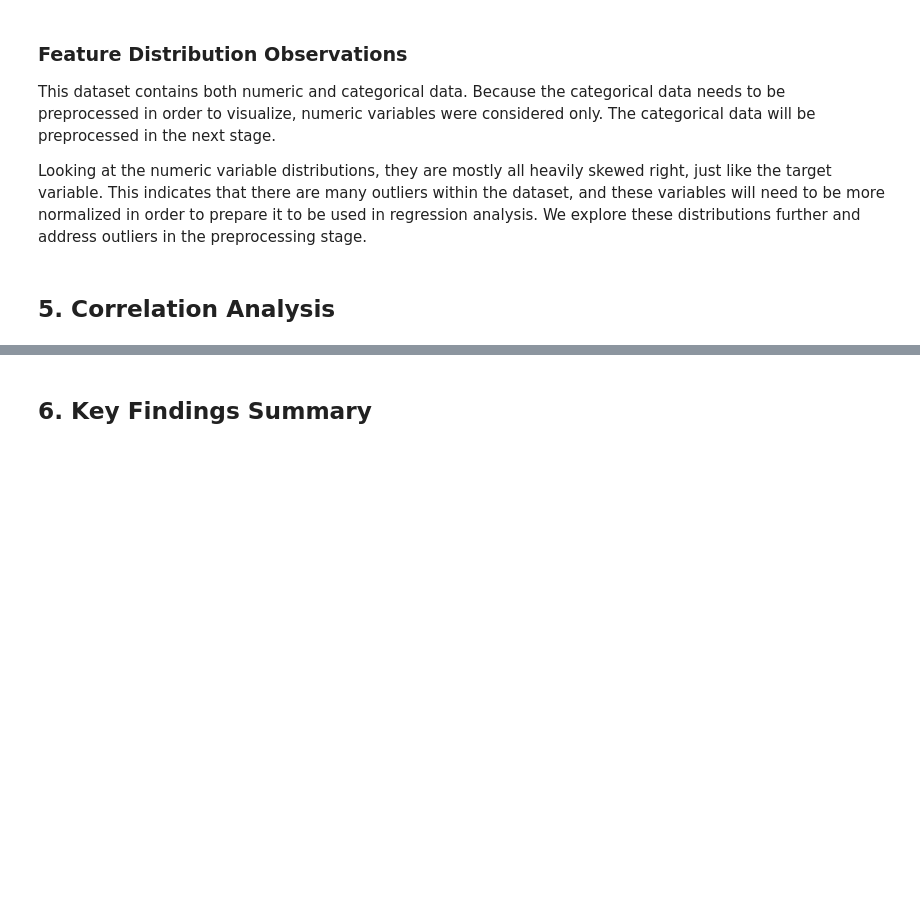
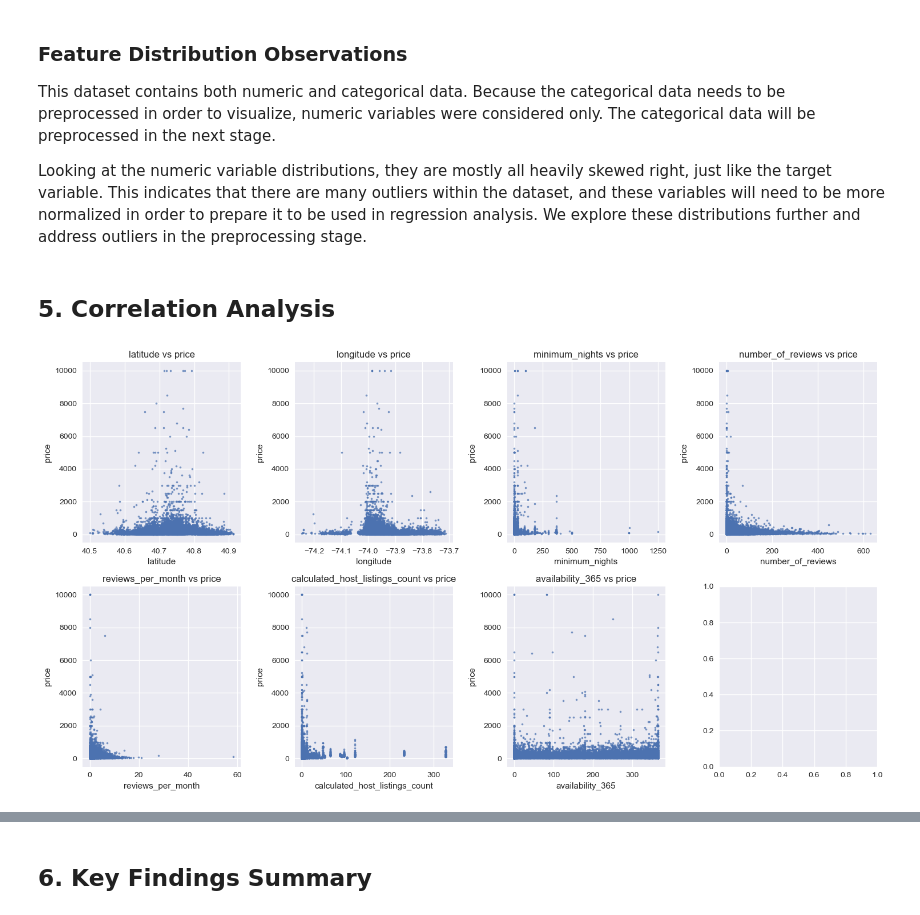
Before and after one commit to MTSU-DATA4950-Capstone-Spring2026/Team7-R1_AirbnbPricing, a Jupyter notebook: notebooks/01_eda_team7.ipynb, the cells around one changed output, grey strips where cells are left out. Cells and saved outputs as stored; diff of their text form; code cells hidden in the pictures; blank space fills up the shorter version.

```diff
--- a/notebooks/01_eda_team7.ipynb
+++ b/notebooks/01_eda_team7.ipynb
@@ -218,3 +256,23 @@ Looking at the numeric variable distributions, they are mostly all heavily skewe
 # %% [markdown]
 
 ## 5. Correlation Analysis
+# %%
+features = ['latitude','longitude','minimum_nights','number_of_reviews',
+                        'reviews_per_month','calculated_host_listings_count','availability_365']
+
+# Scatter Plots (Features vs Target)
+fig,axes = plt.subplots(2,4,figsize=(15,8))
+axes = axes.flatten()
+
+for i,feature in enumerate(features):
+
+    axes[i].scatter(df[feature],df['price'], s=5, alpha=0.7)
+    axes[i].set_title(f'{feature} vs price')
+    axes[i].set_xlabel(feature)
+    axes[i].set_ylabel('price')
+
+
+plt.tight_layout()
+plt.show()
+# %% [output]
+[figure, added]
```
Also changed, not shown: parts of 9 cells of this notebook.
